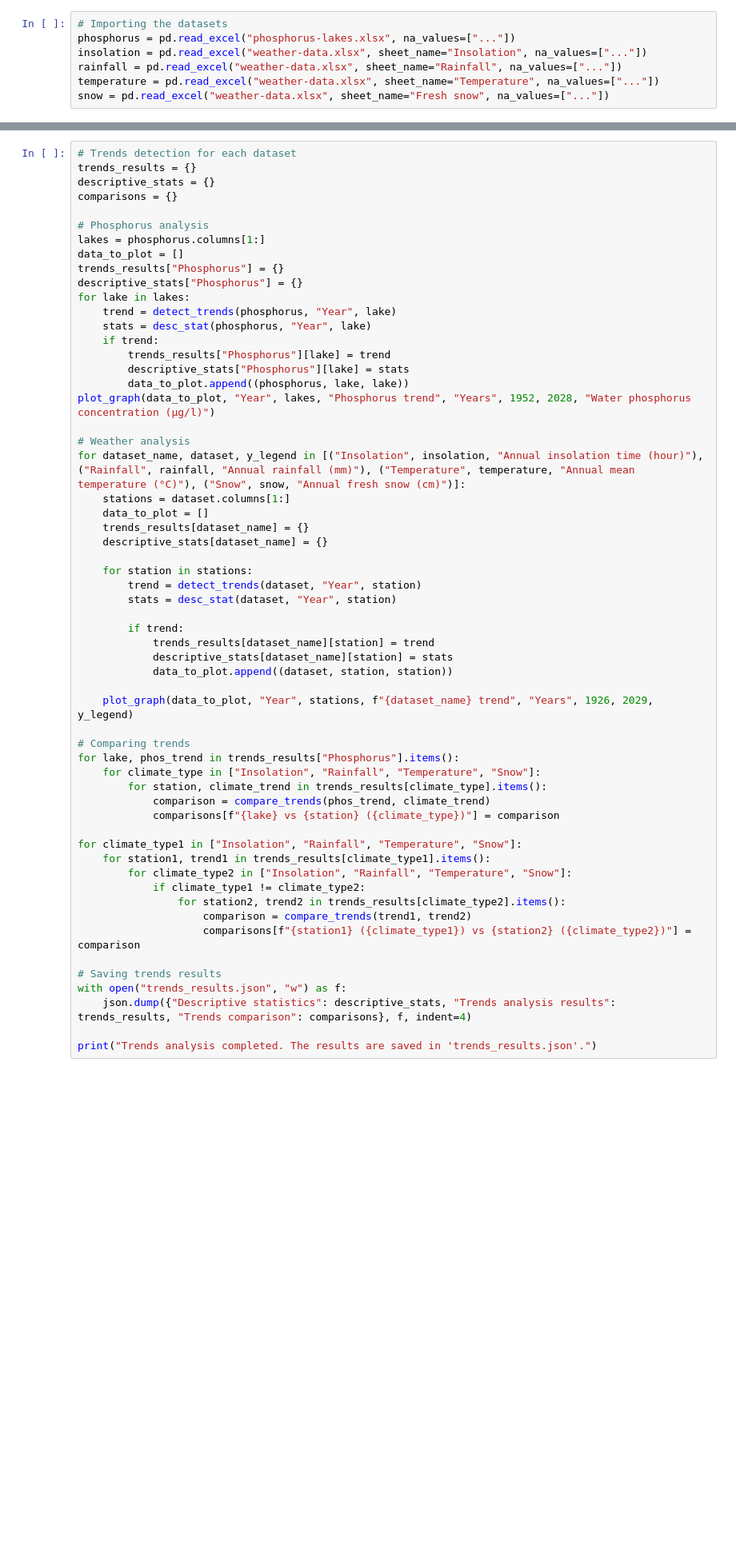
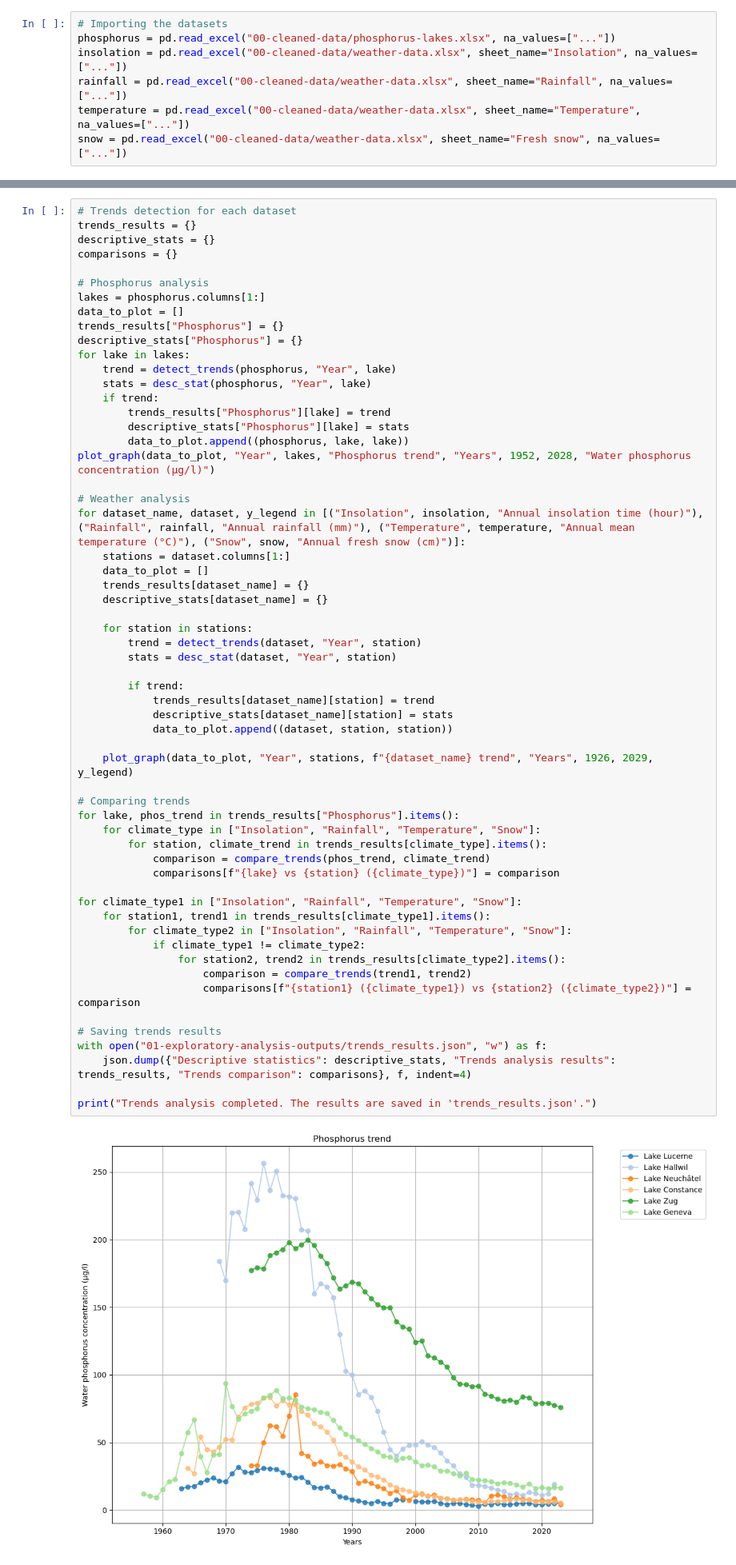
Before and after one commit to Protodekas/Phosphorus-and-climate-in-Swiss-lakes, a Jupyter notebook: report.ipynb, the cells around one changed output, grey strips where cells are left out. Shown at 80% size. Drawn from its saved outputs; the diff is of its cells as text; blank space fills up the shorter version.

```diff
--- a/report.ipynb
+++ b/report.ipynb
@@ -32,11 +33,11 @@ The phosphorus dataset covers six lakes, whereas the climate dataset covers 13 l
 After the cleaning, the spreadsheet files were imported using the pandas package.
 # %%
 # Importing the datasets
-phosphorus = pd.read_excel("phosphorus-lakes.xlsx", na_values=["..."])
-insolation = pd.read_excel("weather-data.xlsx", sheet_name="Insolation", na_values=["..."])
-rainfall = pd.read_excel("weather-data.xlsx", sheet_name="Rainfall", na_values=["..."])
-temperature = pd.read_excel("weather-data.xlsx", sheet_name="Temperature", na_values=["..."])
-snow = pd.read_excel("weather-data.xlsx", sheet_name="Fresh snow", na_values=["..."])
+phosphorus = pd.read_excel("00-cleaned-data/phosphorus-lakes.xlsx", na_values=["..."])
+insolation = pd.read_excel("00-cleaned-data/weather-data.xlsx", sheet_name="Insolation", na_values=["..."])
+rainfall = pd.read_excel("00-cleaned-data/weather-data.xlsx", sheet_name="Rainfall", na_values=["..."])
+temperature = pd.read_excel("00-cleaned-data/weather-data.xlsx", sheet_name="Temperature", na_values=["..."])
+snow = pd.read_excel("00-cleaned-data/weather-data.xlsx", sheet_name="Fresh snow", na_values=["..."])
 # %% [markdown]
 ## Exploratory analysis
 ### Descriptive statistics
@@ -123,31 +124,33 @@ for dataset_name, dataset, y_legend in [("Insolation", insolation, "Annual insol
     for station in stations:
         trend = detect_trends(dataset, "Year", station)
         stats = desc_stat(dataset, "Year", station)
 
         if trend:
             trends_results[dataset_name][station] = trend
             descriptive_stats[dataset_name][station] = stats
             data_to_plot.append((dataset, station, station))
 
     plot_graph(data_to_plot, "Year", stations, f"{dataset_name} trend", "Years", 1926, 2029, y_legend)
 
 # Comparing trends
 for lake, phos_trend in trends_results["Phosphorus"].items():
     for climate_type in ["Insolation", "Rainfall", "Temperature", "Snow"]:
         for station, climate_trend in trends_results[climate_type].items():
             comparison = compare_trends(phos_trend, climate_trend)
             comparisons[f"{lake} vs {station} ({climate_type})"] = comparison
 
 for climate_type1 in ["Insolation", "Rainfall", "Temperature", "Snow"]:
     for station1, trend1 in trends_results[climate_type1].items():
         for climate_type2 in ["Insolation", "Rainfall", "Temperature", "Snow"]:
             if climate_type1 != climate_type2:
                 for station2, trend2 in trends_results[climate_type2].items():
                     comparison = compare_trends(trend1, trend2)
                     comparisons[f"{station1} ({climate_type1}) vs {station2} ({climate_type2})"] = comparison
 
 # Saving trends results
-with open("trends_results.json", "w") as f:
+with open("01-exploratory-analysis-outputs/trends_results.json", "w") as f:
     json.dump({"Descriptive statistics": descriptive_stats, "Trends analysis results": trends_results, "Trends comparison": comparisons}, f, indent=4)
 
 print("Trends analysis completed. The results are saved in 'trends_results.json'.")
+# %% [output]
+[figure, added]
```
Also changed, not shown: parts of 10 cells of this notebook, 1 other file.
